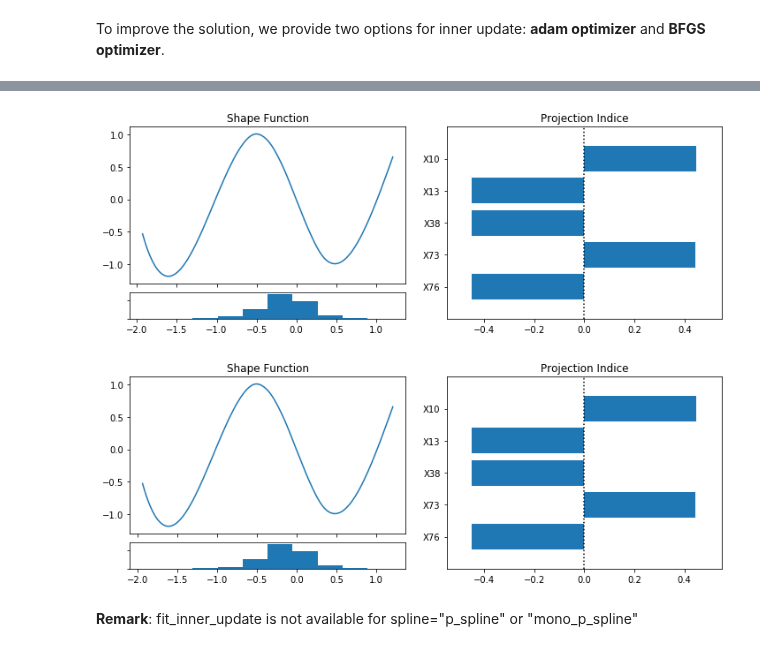
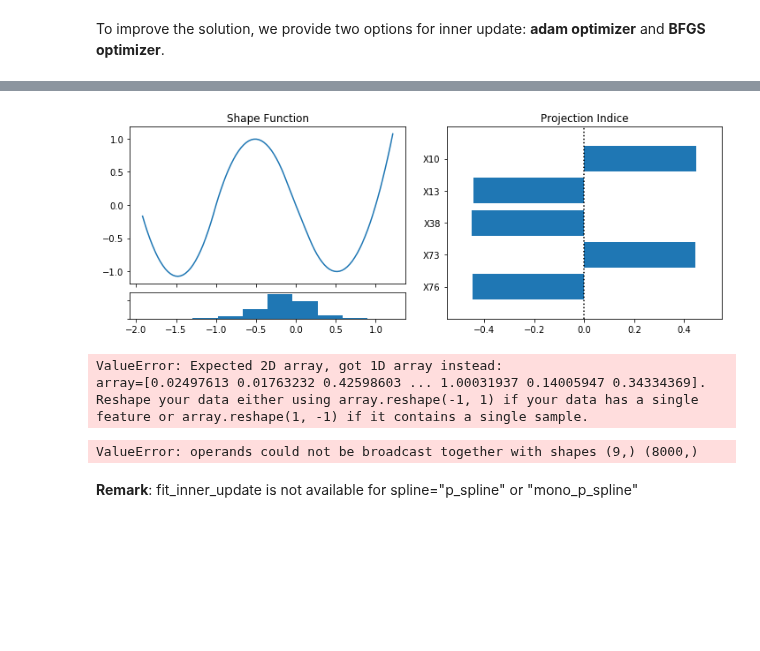
Before and after one commit to ZebinYang/pysim, a Jupyter notebook: example/SIM Regression by Stein's Method.ipynb, the cells around one changed output, grey strips where cells are left out. Cells and saved outputs as stored; diff of their text form; code cells hidden in the pictures; blank space fills up the shorter version.

```diff
--- a/example/SIM Regression by Stein's Method.ipynb
+++ b/example/SIM Regression by Stein's Method.ipynb
@@ -222,7 +222,7 @@ Wall time: 248 ms
 # %% [markdown]
 To improve the solution, we provide two options for inner update: **adam optimizer** and **BFGS optimizer**.
 # %%
-clf = SimRegressor(degree=2, knot_num=20, reg_lambda=0.1, reg_gamma=0.4, spline="smoothing_spline", random_state=0)
+clf = SimRegressor(degree=2, knot_num=20, reg_lambda=0.1, reg_gamma=0.4, spline="a_spline", random_state=0)
 clf.fit(x, y)
 clf.fit_inner_update(x, y, method="adam", n_inner_iter_no_change=1, verbose=True)
 clf.visualize()
@@ -230,10 +247,16 @@ clf.visualize()
-[figure, old version]
+[figure, new version]
+# %%
+clf.shape_fit_.diff(np.dot(x, beta).reshape(-))
+# %% [output]
+ValueError: Expected 2D array, got 1D array instead:
+array=[0.02497613 0.01763232 0.42598603 ... 1.00031937 0.14005947 0.34334369].
+Reshape your data either using array.reshape(-1, 1) if your data has a single feature or array.reshape(1, -1) if it contains a single sample.
 # %%
-clf = SimRegressor(degree=2, knot_num=20, reg_lambda=0.1, reg_gamma=0.4, spline="smoothing_spline", random_state=0)
+clf = SimRegressor(degree=2, knot_num=20, reg_lambda=0.1, reg_gamma=0.4, spline="a_spline", random_state=0)
 clf.fit(x, y)
 clf.fit_inner_update(x, y, method="bfgs", n_inner_iter_no_change=1, verbose=True)
 clf.visualize()
 # %% [output]
-[figure, removed]
+ValueError: operands could not be broadcast together with shapes (9,) (8000,)
 # %% [markdown]
 **Remark**: fit_inner_update is not available for spline="p_spline" or "mono_p_spline"
```
Also changed, not shown: parts of 6 cells of this notebook, 3 other files.
